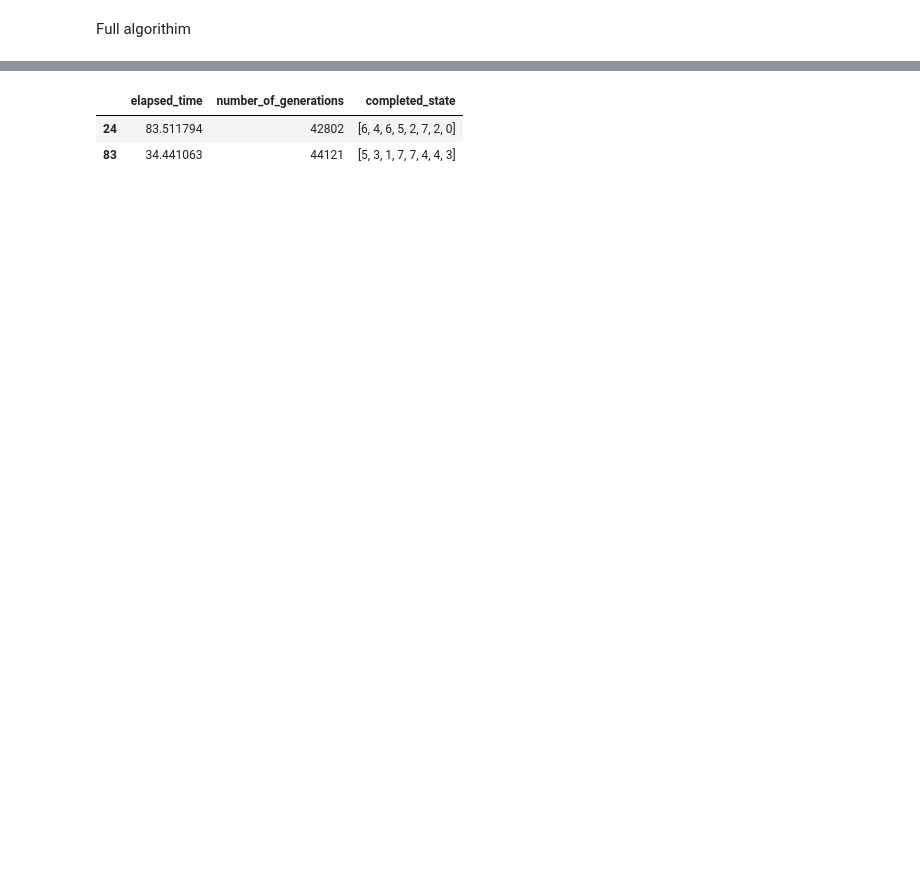
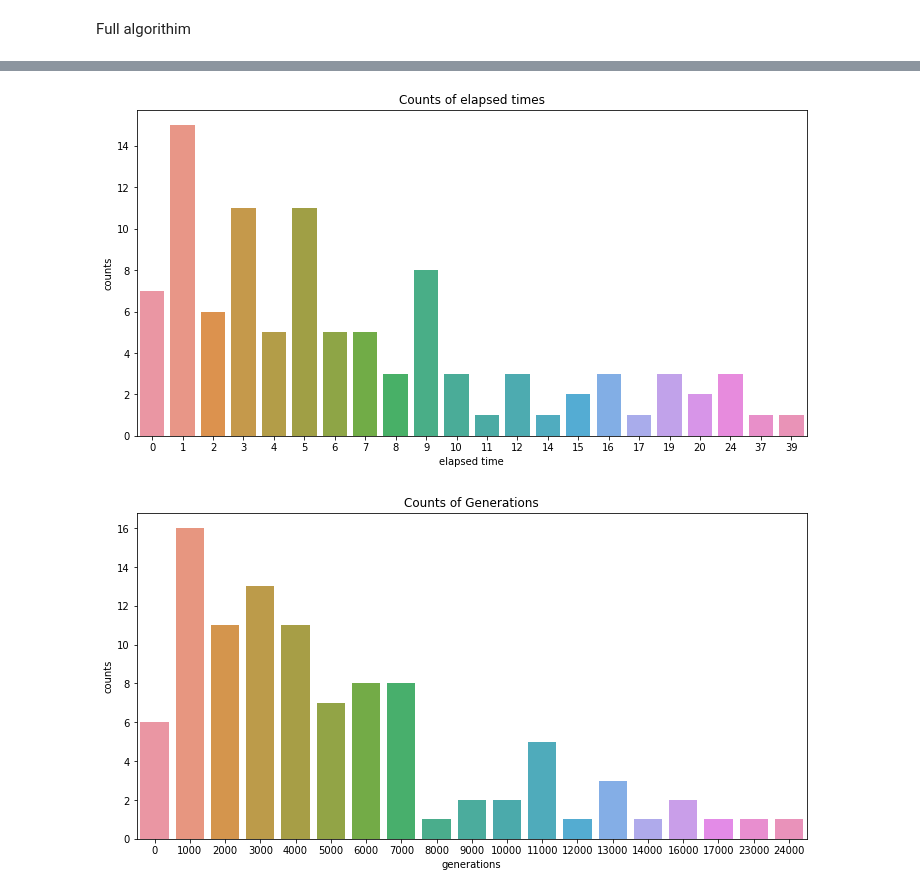
Before and after one commit to samsambutdifferent/eight-queen-problem, a Jupyter notebook: basic-ga-algorithim.ipynb, the cells around one changed output, grey strips where cells are left out. Drawn from its saved outputs; the diff is of its cells as text; code cells hidden in the pictures; blank space fills up the shorter version.

```diff
--- a/basic-ga-algorithim.ipynb
+++ b/basic-ga-algorithim.ipynb
@@ -246,4 +247,28 @@ f.close()
 # %%
+import os
+
+unique_identifier = "100_results_no_reset_population"
+parent_directory = "C:\\Users\\SAB68\\repos\\samsambutdifferent\\eight-queen-problem\\results\\"
+
+path = os.path.join(parent_directory, unique_identifier)
+
+if not os.path.exists(path):
+    os.mkdir(path)
+
+config = {
+    "NUMBER_OF_QUEENS": NUMBER_OF_QUEENS,
+    "SIZE_OF_POPULATION": SIZE_OF_POPULATION,
+    "MUTATION_FREQUENCY": MUTATION_FREQUENCY,
+    "perfect_score": PERFECT_SCORE
+}
+
+f = open(path + "\\config", "w")
+
+for item in config.items():
+    f.writelines(str(item) + '\n')
+f.close()
+
+
 import pandas as pd
 
 results_df = pd.DataFrame(results)
@@ -270,5 +295,51 @@ f.writelines(f"std_elapsed_time: {std_elapsed_time}" + '\n')
 f.writelines('\n')
 f.write(str(results_df))
 f.close()
+
+
+# check all results finish
+over_30_seconds = results_df[results_df["elapsed_time"] > 30]
+f = open(path + "\\over_30_seconds", "w")
+f.write(str(over_30_seconds))
+f.close()
+print("over_30_seconds")
+print(over_30_seconds)
+
+
+import math
+
+def round_down_to_1000(x):
+    return round(x, -3)
+
+
+floored_elapsed_time = results_df["elapsed_time"].apply(math.floor)
+floored_number_of_generations = results_df["number_of_generations"].apply(round_down_to_1000)
+
+frame = { 'elapsed_time': floored_elapsed_time, 'number_of_generations': floored_number_of_generations }
+
+floored_results_df = pd.DataFrame(frame)
+
+import seaborn as sns
+import matplotlib.pyplot as plt
+
+plt.figure(figsize=(12,6))
+
+fig = sns.barplot(x=floored_results_df.elapsed_time.value_counts().index, y=floored_results_df.elapsed_time.value_counts())
+
+plt.xlabel("elapsed time")
+plt.ylabel("counts")
+plt.title("Counts of elapsed times")
+plt.savefig(path + '/counts_of_elapsed_time.png')
+plt.show(fig)
+
+plt.figure(figsize=(12,6))
+
+fig = sns.barplot(x=floored_results_df.number_of_generations.value_counts().index, y=floored_results_df.number_of_generations.value_counts())
+
+plt.xlabel("generations")
+plt.ylabel("counts")
+plt.title("Counts of Generations")
+plt.savefig(path + '/counts_of_generations.png')
+plt.show(fig)
 # %% [output]
     elapsed_time  number_of_generations           completed_state
@@ -292,7 +362,2 @@ std_elapsed_time: 9.420892420736244
+[figure, added]
+[figure, added]
-# %%
-# check all results finish
-results_df[results_df["elapsed_time"] > 30]
-# %% [output]
-|  | elapsed_time | number_of_generations | completed_state |
-| 24 | 83.511794 | 42802 | [6, 4, 6, 5, 2, 7, 2, 0] |
-| 83 | 34.441063 | 44121 | [5, 3, 1, 7, 7, 4, 4, 3] |
```
Also changed, not shown: parts of 13 cells of this notebook, 2 other files.
